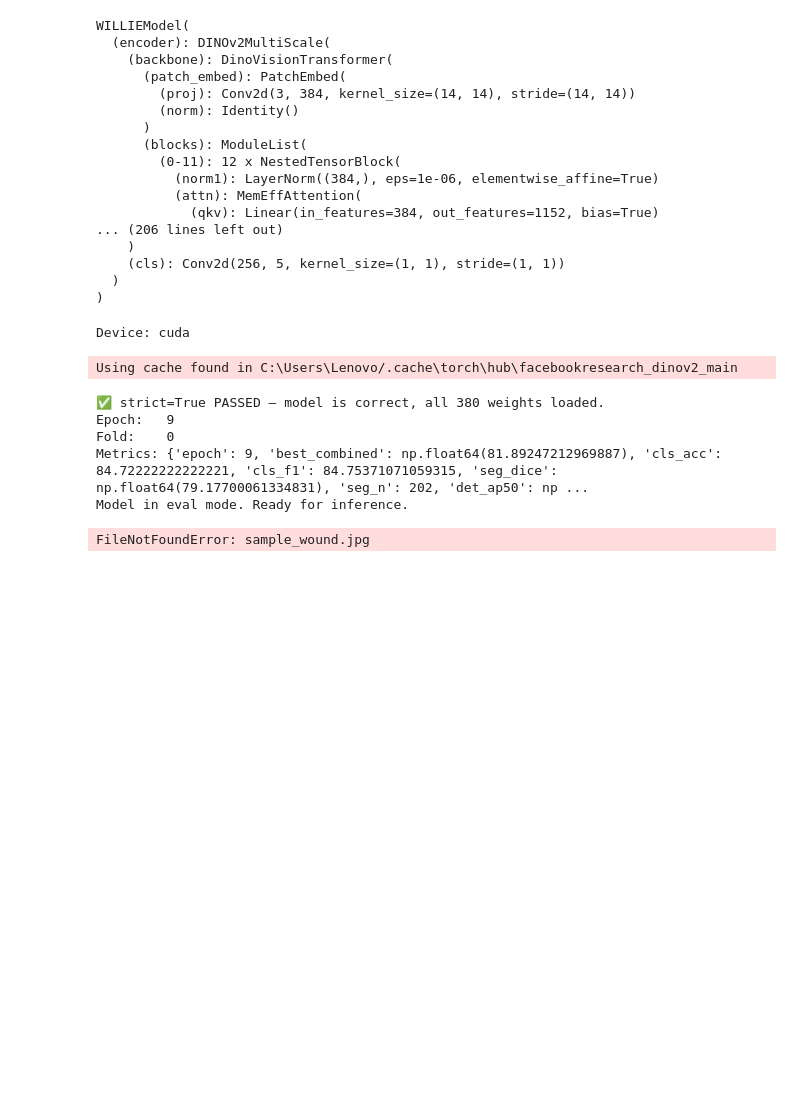
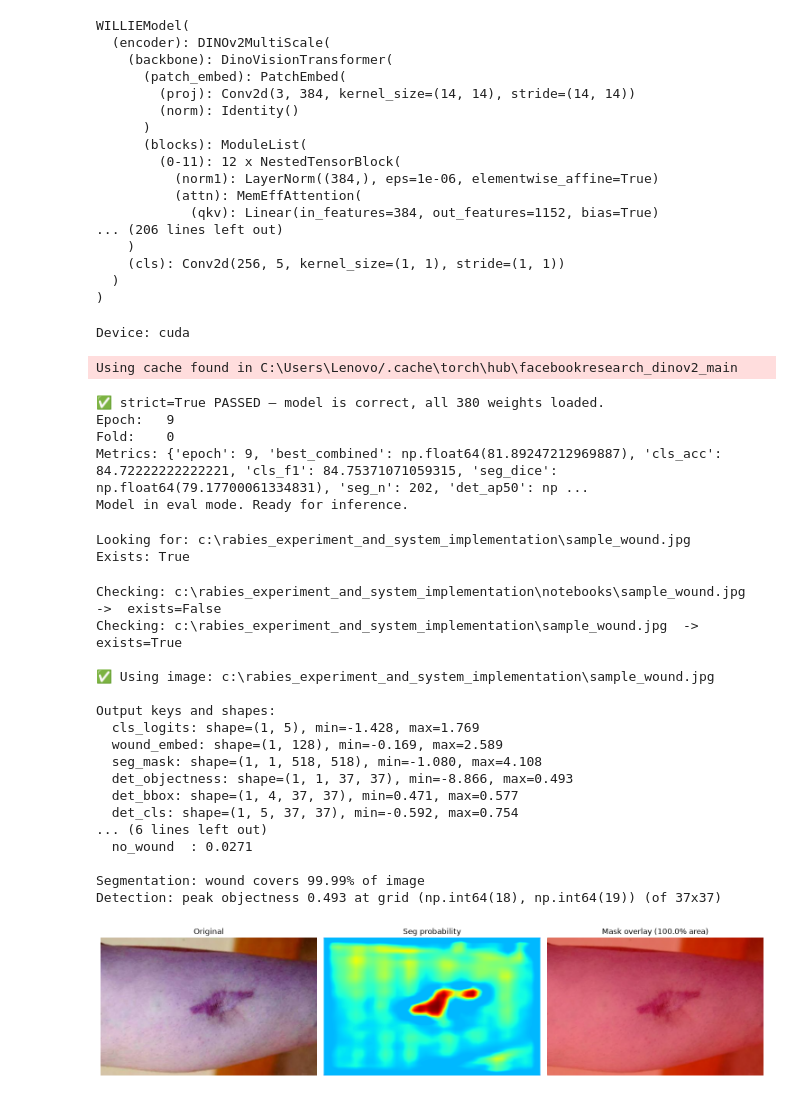
Before and after one commit to sengobasar/rabies_experiment_and_system_implementation, a Jupyter notebook: notebooks/community_system.ipynb, the cells around one changed output. Cells and saved outputs as stored; diff of their text form; code cells hidden in the pictures; blank space fills up the shorter version.

```diff
--- a/notebooks/community_system.ipynb
+++ b/notebooks/community_system.ipynb
@@ -682,6 +682,15 @@ Epoch:   9
 Fold:    0
 Metrics: {'epoch': 9, 'best_combined': np.float64(81.89247212969887), 'cls_acc': 84.72222222222221, 'cls_f1': 84.75371071059315, 'seg_dice': np.float64(79.17700061334831), 'seg_n': 202, 'det_ap50': np ...
 Model in eval mode. Ready for inference.
+# %%
+from pathlib import Path
+_root = Path.cwd().parent if Path.cwd().name == "notebooks" else Path.cwd()
+IMAGE_PATH = str(_root / "sample_wound.jpg")
+print("Looking for:", IMAGE_PATH)
+print("Exists:", Path(IMAGE_PATH).exists())
+# %% [output]
+Looking for: c:\rabies_experiment_and_system_implementation\sample_wound.jpg
+Exists: True
 # %%
 # ============================================================
 # INFERENCE: one image through the verified WILLIEModel
@@ -690,6 +699,7 @@ import torch
 import torch.nn.functional as F
 import numpy as np
 import cv2
+from pathlib import Path
 from PIL import Image
 from torchvision import transforms
 import matplotlib.pyplot as plt
@@ -706,15 +716,16 @@ preprocess = transforms.Compose([
                          std=[0.229, 0.224, 0.225]),
 ])
 
+
 def run_willie(image_path, model, device):
     """
     Run WILLIEModel on one image.
     Returns the 6 raw outputs + original RGB image for visualization.
     """
     # OpenCV loads BGR — convert to RGB for PIL/torchvision
-    img_bgr = cv2.imread(image_path)
+    img_bgr = cv2.imread(str(image_path))
     if img_bgr is None:
-        raise FileNotFoundError(image_path)
+        raise FileNotFoundError(f"Could not read image: {image_path}")
     img_rgb = cv2.cvtColor(img_bgr, cv2.COLOR_BGR2RGB)
 
     # Preprocess → [1, 3, 518, 518] on device
@@ -727,12 +738,34 @@ def run_willie(image_path, model, device):
     return out, img_rgb
 
 
-# --- Provide your test image path here ---
-from pathlib import Path
-_root = Path.cwd().parent if Path.cwd().name == "notebooks" else Path.cwd()
-IMAGE_PATH = str(_root / "sample_wound.jpg")   # project root
-assert Path(IMAGE_PATH).exists(), f"image not found: {IMAGE_PATH}"
+# ------------------------------------------------------------
+# FIX: Resolve image path robustly.
+# Jupyter's CWD is usually the project root, but sometimes notebooks/.
+# We search a few common locations and report exactly where it looks.
+# ------------------------------------------------------------
+CANDIDATES = [
+    Path.cwd() / "sample_wound.jpg",                       # current dir
+    Path.cwd().parent / "sample_wound.jpg",                # parent (if in notebooks/)
+    Path(r"c:\rabies_experiment_and_system_implementation\sample_wound.jpg"),
+]
 
+IMAGE_PATH = None
+for c in CANDIDATES:
+    print(f"Checking: {c}  ->  exists={c.exists()}")
+    if c.exists():
+        IMAGE_PATH = c
+        break
+
+if IMAGE_PATH is None:
+    raise FileNotFoundError(
+        "sample_wound.jpg not found in any checked location.\n"
+        "Save the image to one of these paths, then re-run:\n"
+        + "\n".join(f"  {c}" for c in CANDIDATES)
+    )
+
+print(f"\n✅ Using image: {IMAGE_PATH}\n")
+
+# --- Run inference ---
 out, img_rgb = run_willie(IMAGE_PATH, model, device)
 
 # --- Inspect the 6 outputs ---
@@ -756,33 +789,49 @@ for name, p in zip(CLASSES, probs):
 seg_logits = out["seg_mask"]               # [1, 1, 518, 518]
 seg_prob = torch.sigmoid(seg_logits)[0, 0].cpu().numpy()
 seg_bin = (seg_prob > 0.5).astype(np.uint8)
 wound_pct = seg_bin.sum() / seg_bin.size * 100
 
 print(f"\nSegmentation: wound covers {wound_pct:.2f}% of image")
 
 # --- Detection: objectness map — where is the peak? ---
 obj = out["det_objectness"][0, 0].cpu().numpy()   # [37, 37]
 peak = np.unravel_index(obj.argmax(), obj.shape)
 print(f"Detection: peak objectness {obj.max():.3f} at grid {peak} (of 37x37)")
 
-# --- Visualize: 4 panels ---
+# --- Visualize ---
 h, w = img_rgb.shape[:2]
 
-# Resize probability map back to original image size for overlay
 seg_prob_resized = cv2.resize(seg_prob, (w, h), interpolation=cv2.INTER_LINEAR)
 seg_bin_resized = cv2.resize(seg_bin, (w, h), interpolation=cv2.INTER_NEAREST)
 
 overlay = img_rgb.copy()
 overlay[seg_bin_resized == 1] = [255, 0, 0]
 blended = cv2.addWeighted(img_rgb, 0.6, overlay, 0.4, 0)
 
 fig, ax = plt.subplots(1, 3, figsize=(15, 5))
 ax[0].imshow(img_rgb); ax[0].set_title("Original"); ax[0].axis("off")
 ax[1].imshow(seg_prob_resized, cmap="jet")
 ax[1].set_title("Seg probability"); ax[1].axis("off")
 ax[2].imshow(blended)
 ax[2].set_title(f"Mask overlay ({wound_pct:.1f}% area)")
 ax[2].axis("off")
 plt.tight_layout(); plt.show()
 # %% [output]
-FileNotFoundError: sample_wound.jpg
+Checking: c:\rabies_experiment_and_system_implementation\notebooks\sample_wound.jpg  ->  exists=False
+Checking: c:\rabies_experiment_and_system_implementation\sample_wound.jpg  ->  exists=True
+
+✅ Using image: c:\rabies_experiment_and_system_implementation\sample_wound.jpg
+
+Output keys and shapes:
+  cls_logits: shape=(1, 5), min=-1.428, max=1.769
+  wound_embed: shape=(1, 128), min=-0.169, max=2.589
+  seg_mask: shape=(1, 1, 518, 518), min=-1.080, max=4.108
+  det_objectness: shape=(1, 1, 37, 37), min=-8.866, max=0.493
+  det_bbox: shape=(1, 4, 37, 37), min=0.471, max=0.577
+  det_cls: shape=(1, 5, 37, 37), min=-0.592, max=0.754
+... (6 lines left out)
+  no_wound  : 0.0271
+
+Segmentation: wound covers 99.99% of image
+Detection: peak objectness 0.493 at grid (np.int64(18), np.int64(19)) (of 37x37)
+[figure, added]
```
Also changed, not shown: parts of 13 cells of this notebook, 1 other file.
